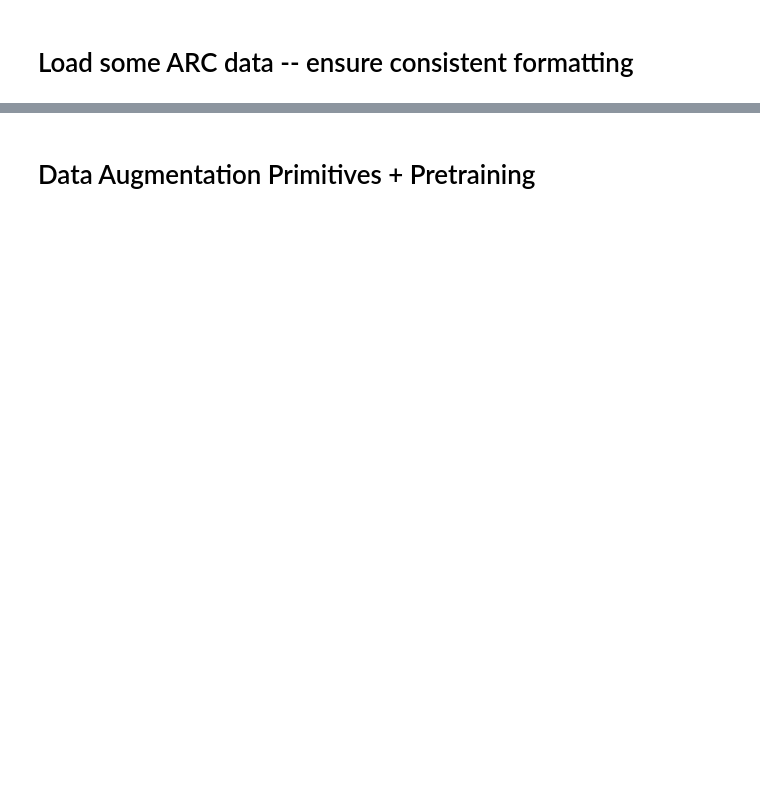
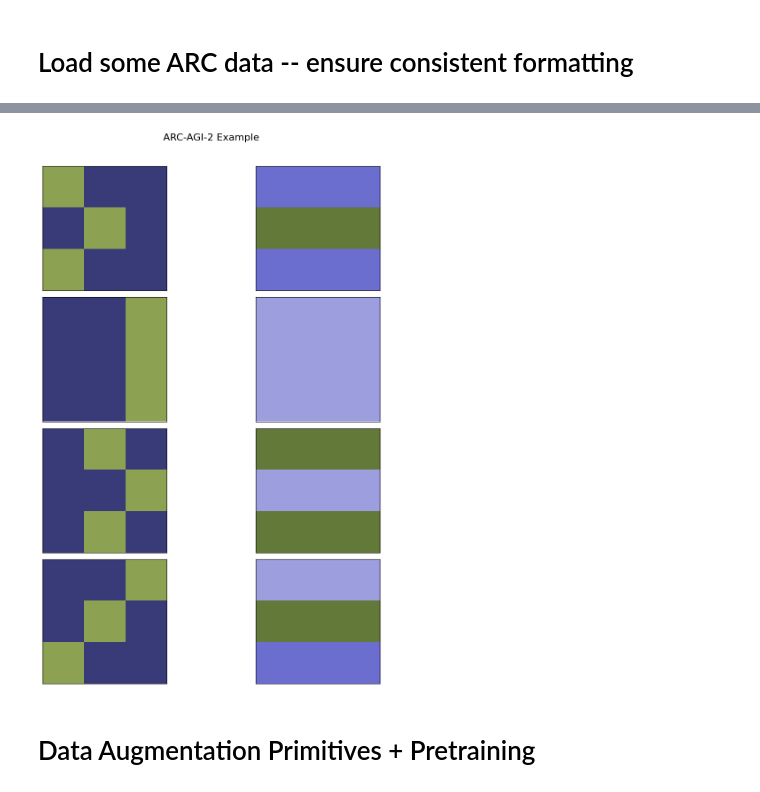
Before and after one commit to samj-ai/composition, a Jupyter notebook: notebooks/data_test.ipynb, the cells around one changed output, grey strips where cells are left out. Saved outputs shown, nothing was run; the diff lists cells and outputs as text; code cells hidden in the pictures; blank space fills up the shorter version.

```diff
--- a/notebooks/data_test.ipynb
+++ b/notebooks/data_test.ipynb
@@ -182,0 +153,16 @@ plt.show()
+# %%
+# FILE FORMAT (one .json file per task):
+## -----------------------------
+# TASK: { [ { [[]] } ] }
+# - 'train': key
+# -- examples: [{ [[]] }]
+# --- 'input': key
+# ---- int[[]]
+# --- 'output': key
+# ---- int[[]]
+# - 'test': key
+# --- ibid. ...
+
+index = 0
+data = load_json(os.path.join(filepath, filenames[index]))
+print(f'Filename:` {filenames[index]}')
@@ -183,2 +184,25 @@ plt.show()
+# %%
+arc2_title = 'ARC-AGI-2 Example'
+
+# global values
+vmin = 0
+vmax = 20
+
+n_examples = len(data['train'])
+fig, axes = plt.subplots(n_examples, 2, figsize=(12, 12))
+cmap = plt.cm.tab20b
+
+for r in range(n_examples):
+    for c, label in enumerate(['input', 'output']):
+        im = axes[r][c].imshow(data['train'][r][label], cmap=cmap, vmin=vmin, vmax=vmax)
+        # Remove ticks for cleaner appearance
+        axes[r][c].set_xticks([])
+        axes[r][c].set_yticks([])
+
+plt.tight_layout()
+plt.suptitle(f'{arc2_title}', fontsize=16, y=1.05)
+plt.show()
+# %% [output]
+[figure, added]
 # %% [markdown]
 # Data Augmentation Primitives + Pretraining
```
Also changed, not shown: parts of 11 cells of this notebook.
